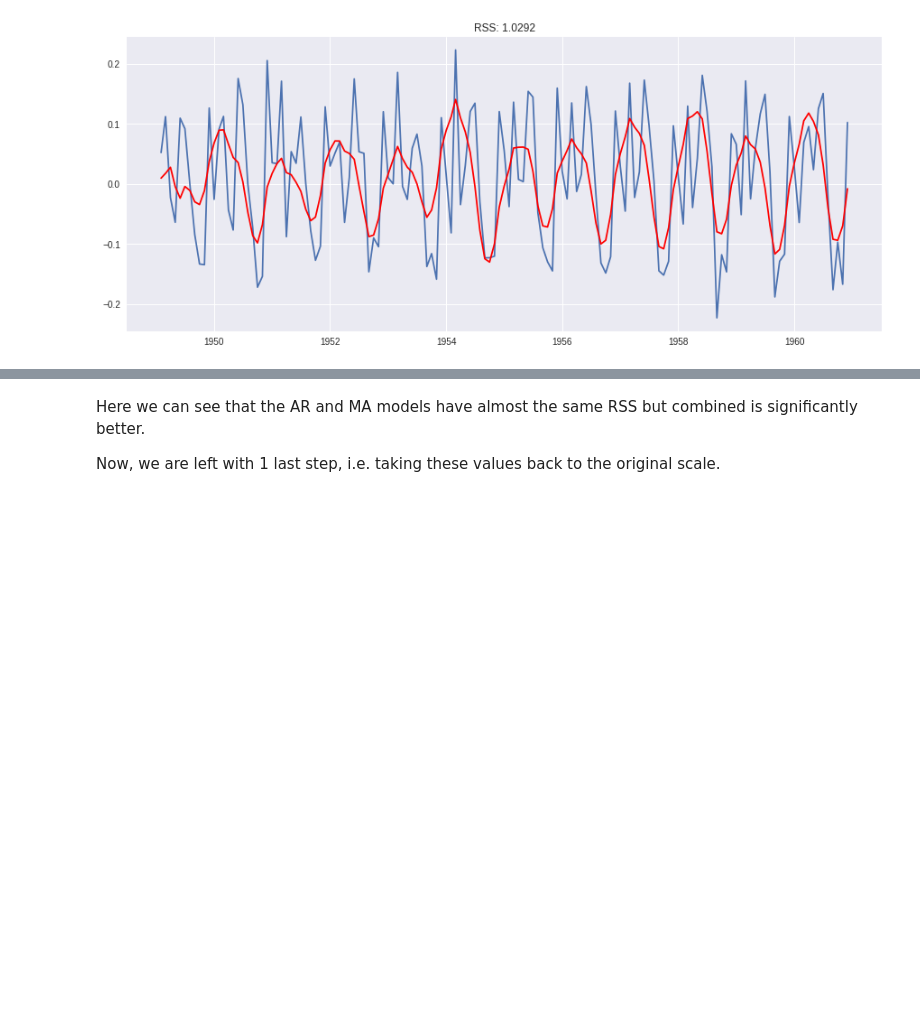
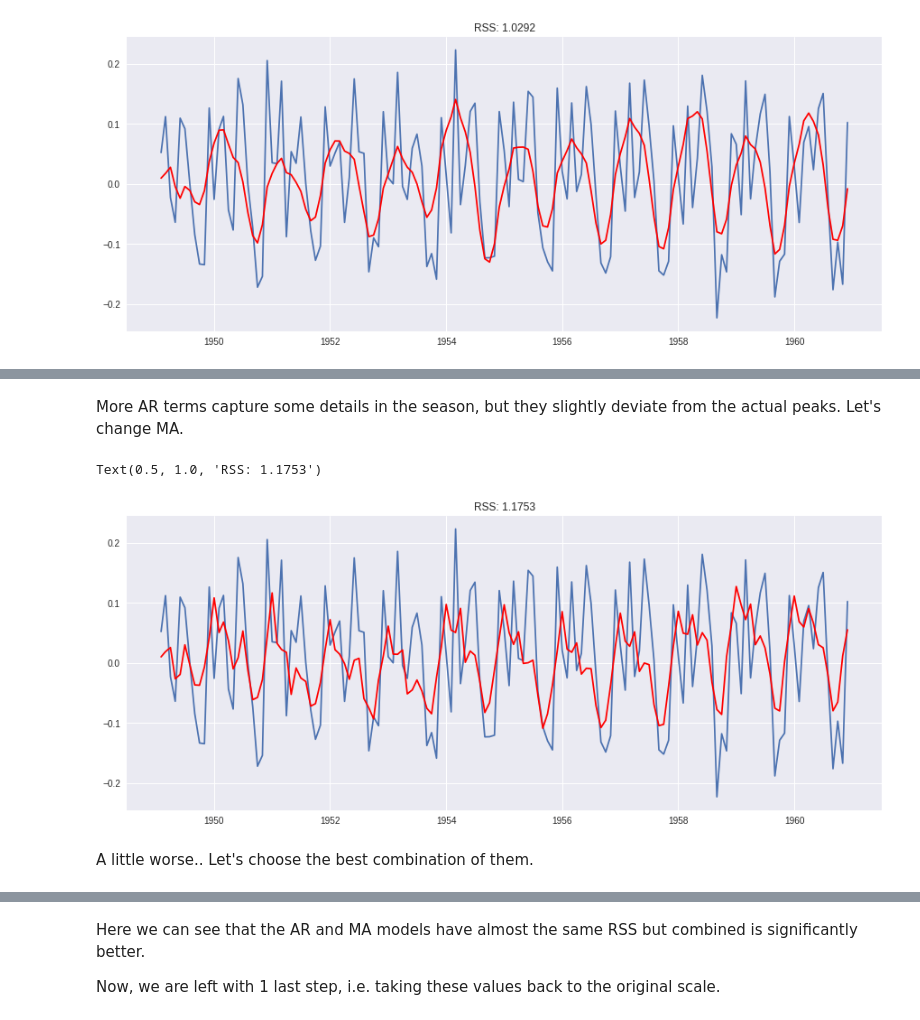
Before and after one commit to JiaxinWuGit/Time-Series-Forecast-in-Python, a Jupyter notebook: Time_Series_in_Python.ipynb, the cells around one changed output, grey strips where cells are left out. Cells and saved outputs as stored; diff of their text form; code cells hidden in the pictures; blank space fills up the shorter version.

```diff
--- a/Time_Series_in_Python.ipynb
+++ b/Time_Series_in_Python.ipynb
@@ -402,0 +414,13 @@ Text(0.5, 1.0, 'RSS: 1.0292')
+# %% [markdown]
+More AR terms capture some details in the season, but they slightly deviate from the actual peaks. Let's change MA.
+# %%
+model = ARIMA(ts_log, order=(2, 1, 1))
+results_ARIMA = model.fit(disp=-1)
+plt.plot(ts_log_diff)
+plt.plot(results_ARIMA.fittedvalues, color='red')
+plt.title('RSS: %.4f'% sum((results_ARIMA.fittedvalues-ts_log_diff)**2))
+# %% [output]
+Text(0.5, 1.0, 'RSS: 1.1753')
+[figure, added]
+# %% [markdown]
+A little worse.. Let's choose the best combination of them.
```
Also changed, not shown: parts of 4 cells of this notebook.
